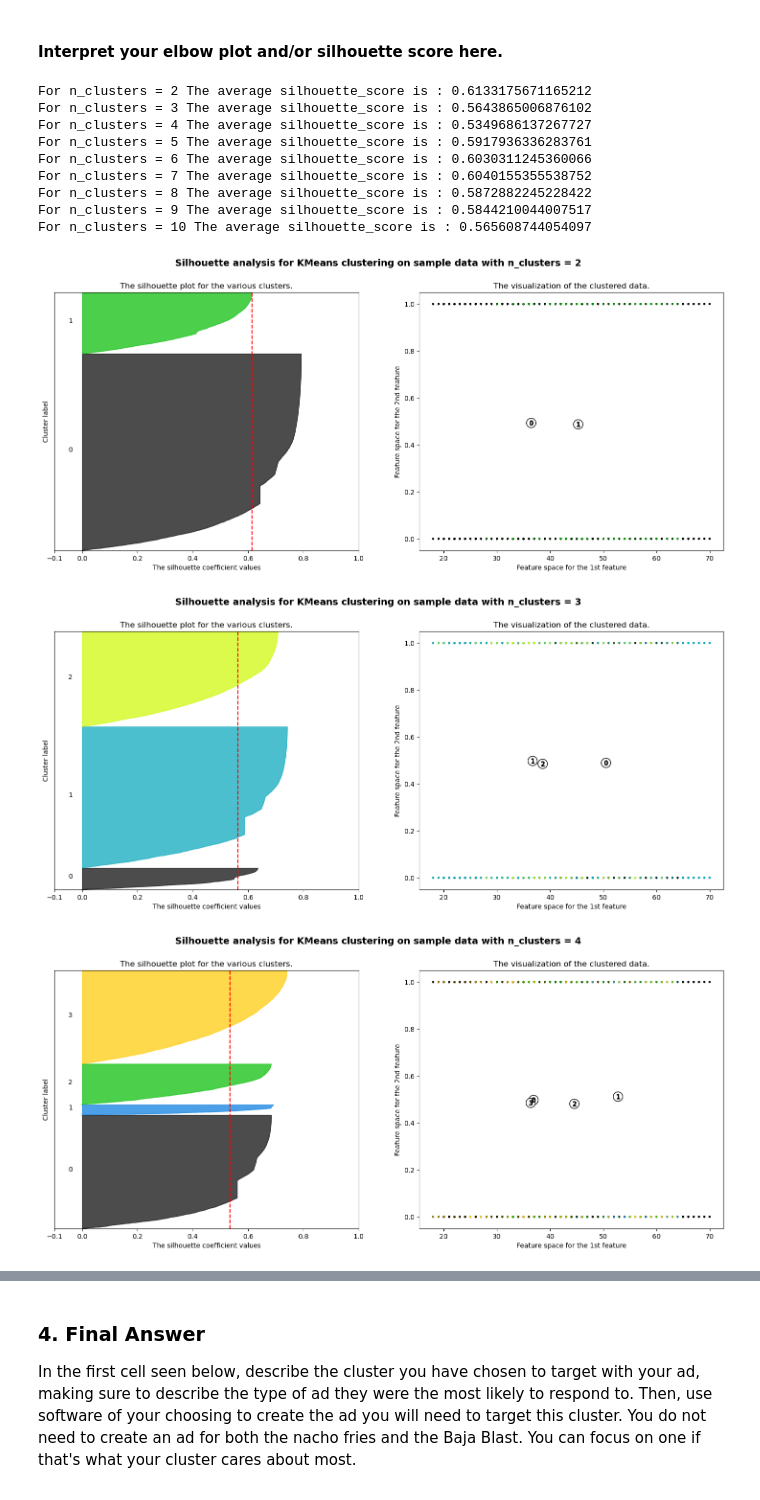
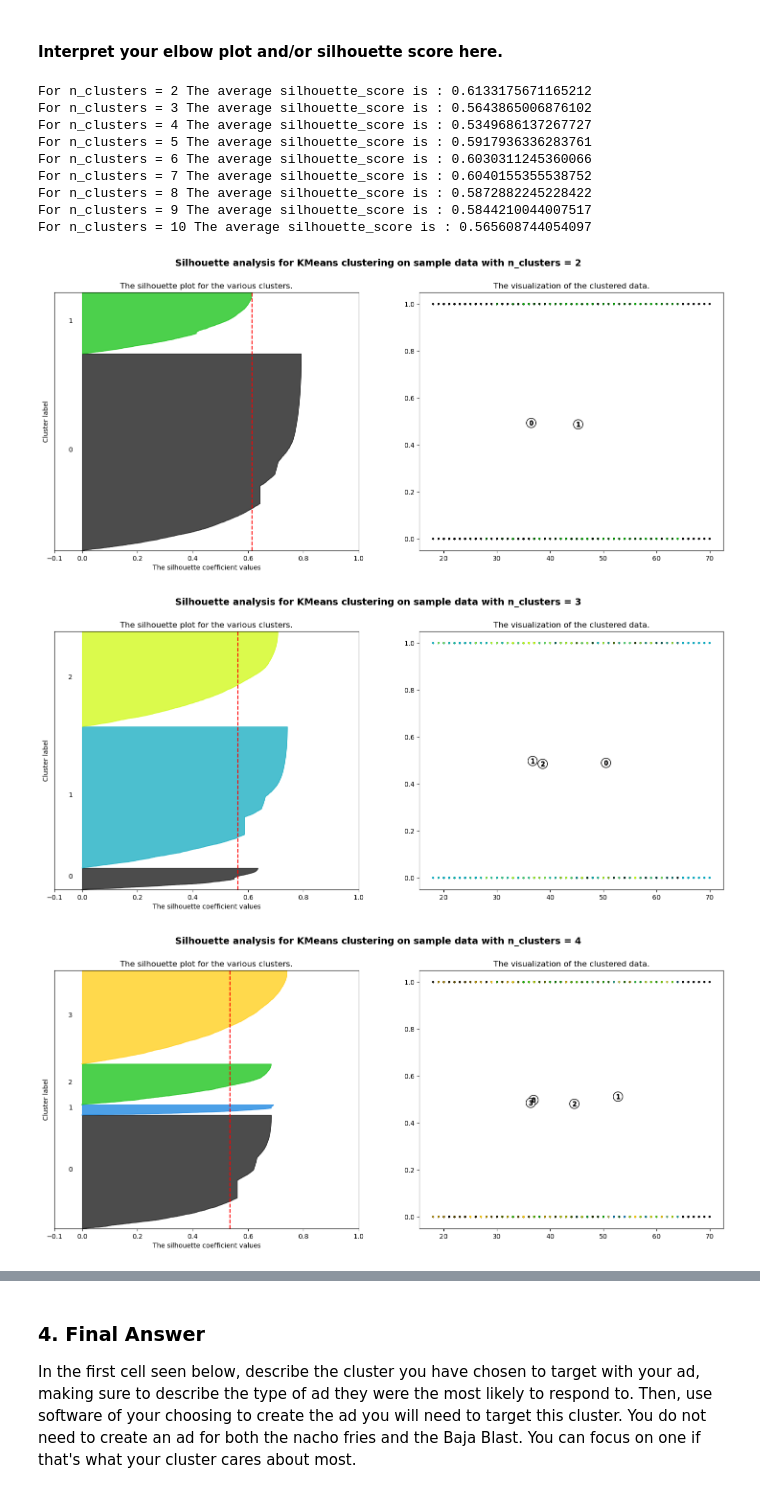
Before and after one commit to CrunchySweet/ML, a Jupyter notebook: Projects/Taco Bell/Taco Bell Ads.ipynb, the cells around one changed output, grey strips where cells are left out. Drawn from its saved outputs; the diff is of its cells as text; code cells hidden in the pictures.

```diff
--- a/Projects/Taco Bell/Taco Bell Ads.ipynb
+++ b/Projects/Taco Bell/Taco Bell Ads.ipynb
@@ -230,13 +230,13 @@ for n_clusters in range_n_clusters:
     ax1.set_xlabel("The silhouette coefficient values")
     ax1.set_ylabel("Cluster label")
 
-    # The vertical line for average silhouette score of all the values
+    # The vertical line for average silhouette score of all the values (easier to see)
     ax1.axvline(x=silhouette_avg, color="red", linestyle="--")
 
     ax1.set_yticks([])  # Clear the yaxis labels / ticks
     ax1.set_xticks([-0.1, 0, 0.2, 0.4, 0.6, 0.8, 1])
 
-    # 2nd Plot showing the actual clusters formed
+    # 2nd Plot showing the actual clusters formed (in my dreams)
     colors = cm.nipy_spectral(cluster_labels.astype(float) / n_clusters)
     ax2.scatter(
         X[:, 0], X[:, 4], marker=".", s=30, lw=0, alpha=0.7, c=colors, edgecolor="k"
@@ -251,35 +251,35 @@ for n_clusters in range_n_clusters:
         marker="o",
         c="white",
         alpha=1,
         s=200,
         edgecolor="k",
     )
 
     for i, c in enumerate(centers):
         ax2.scatter(c[0], c[1], marker="$%d$" % i, alpha=1, s=50, edgecolor="k")
 
     ax2.set_title("The visualization of the clustered data.")
-    ax2.set_xlabel("Feature space for the 1st feature")
-    ax2.set_ylabel("Feature space for the 2nd feature")
+    ax2.set_xlabel("")
+    ax2.set_ylabel("")
 
     plt.suptitle(
         "Silhouette analysis for KMeans clustering on sample data with n_clusters = %d"
         % n_clusters,
         fontsize=14,
         fontweight="bold",
     )
 
 plt.show()
 # %% [output]
 For n_clusters = 2 The average silhouette_score is : 0.6133175671165212
 For n_clusters = 3 The average silhouette_score is : 0.5643865006876102
 For n_clusters = 4 The average silhouette_score is : 0.5349686137267727
 For n_clusters = 5 The average silhouette_score is : 0.5917936336283761
 For n_clusters = 6 The average silhouette_score is : 0.6030311245360066
 For n_clusters = 7 The average silhouette_score is : 0.6040155355538752
 For n_clusters = 8 The average silhouette_score is : 0.5872882245228422
 For n_clusters = 9 The average silhouette_score is : 0.5844210044007517
 For n_clusters = 10 The average silhouette_score is : 0.565608744054097
-[figure, old version]
+[figure, new version]
-[figure, old version]
+[figure, new version]
-[figure, old version]
+[figure, new version]
```
Also changed, not shown: parts of 7 cells of this notebook.
